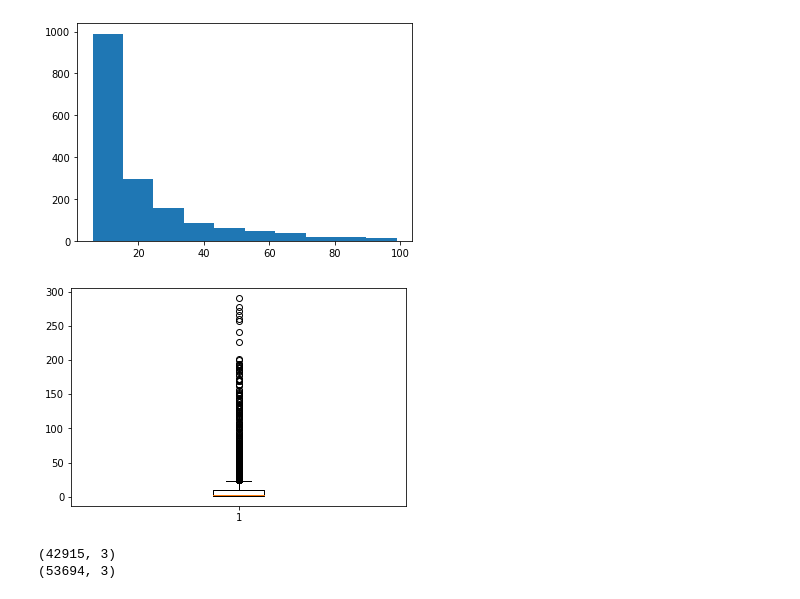
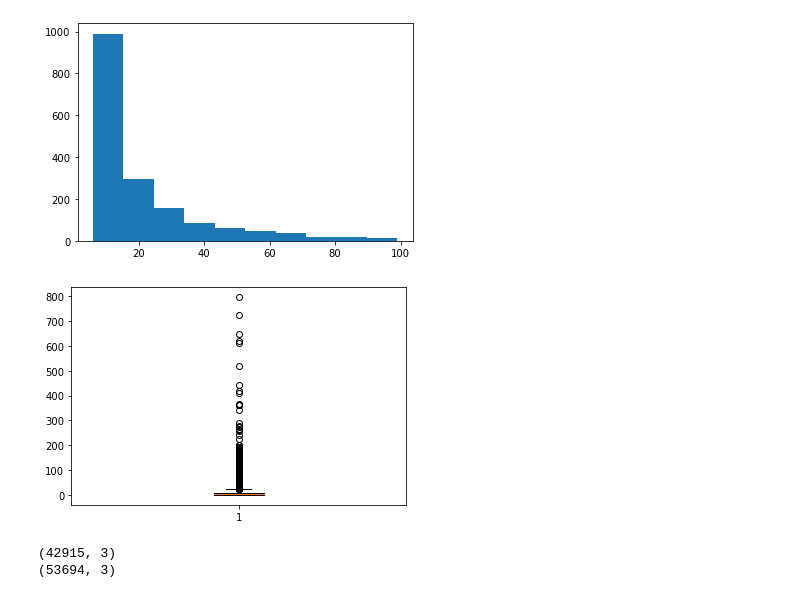
Before and after one commit to chris-gomes/steam-game-recommendations, a Jupyter notebook: Preprocessing.ipynb, the cells around one changed output. Drawn from its saved outputs; the diff is of its cells as text; code cells hidden in the pictures.

```diff
--- a/Preprocessing.ipynb
+++ b/Preprocessing.ipynb
@@ -29,10 +29,10 @@ plt.show()
 # %% [output]
 [figure]
 # %%
-plt.boxplot(games_sorted['amount'][games_sorted['amount'] < 300])
+plt.boxplot(games_sorted['amount'][games_sorted['amount'] < 1000])
 plt.show()
 # %% [output]
-[figure, old version]
+[figure, new version]
 # %%
 print(user_plays.merge(users_sorted[users_sorted['amount'] >= 5]['user_id'], on='user_id').shape)
 print(user_plays.shape)
```
Also changed, not shown: 2 other files.
